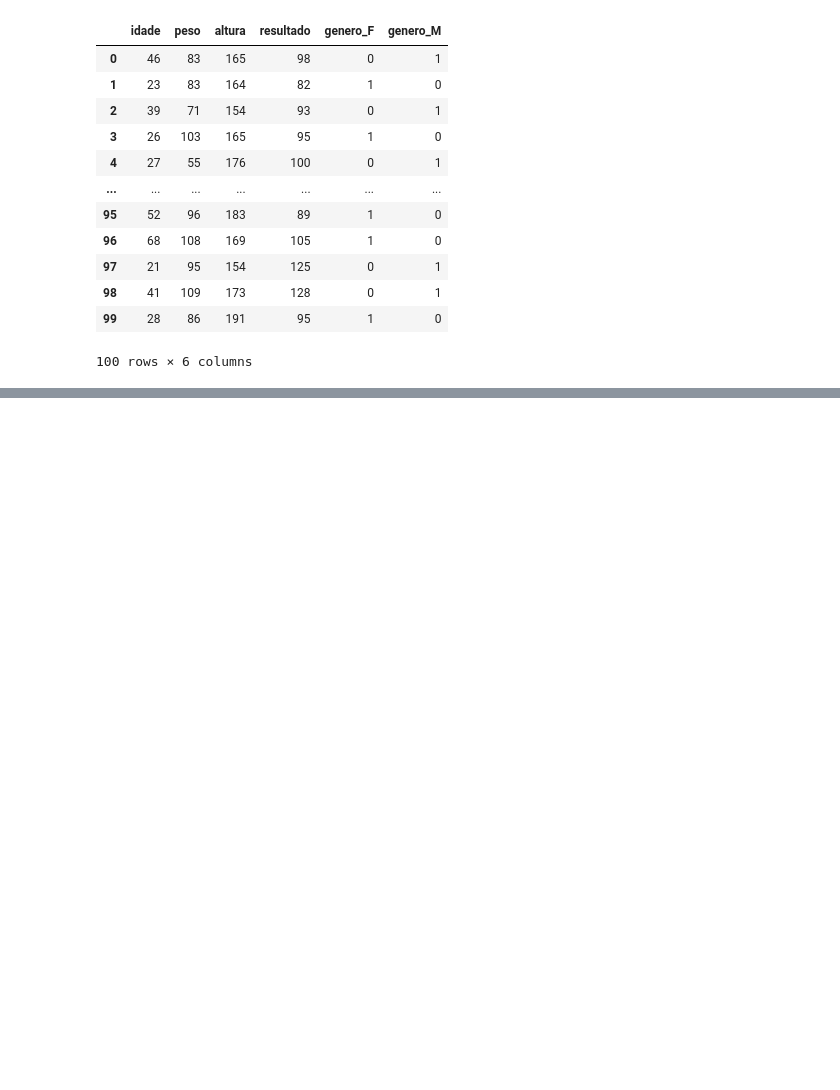
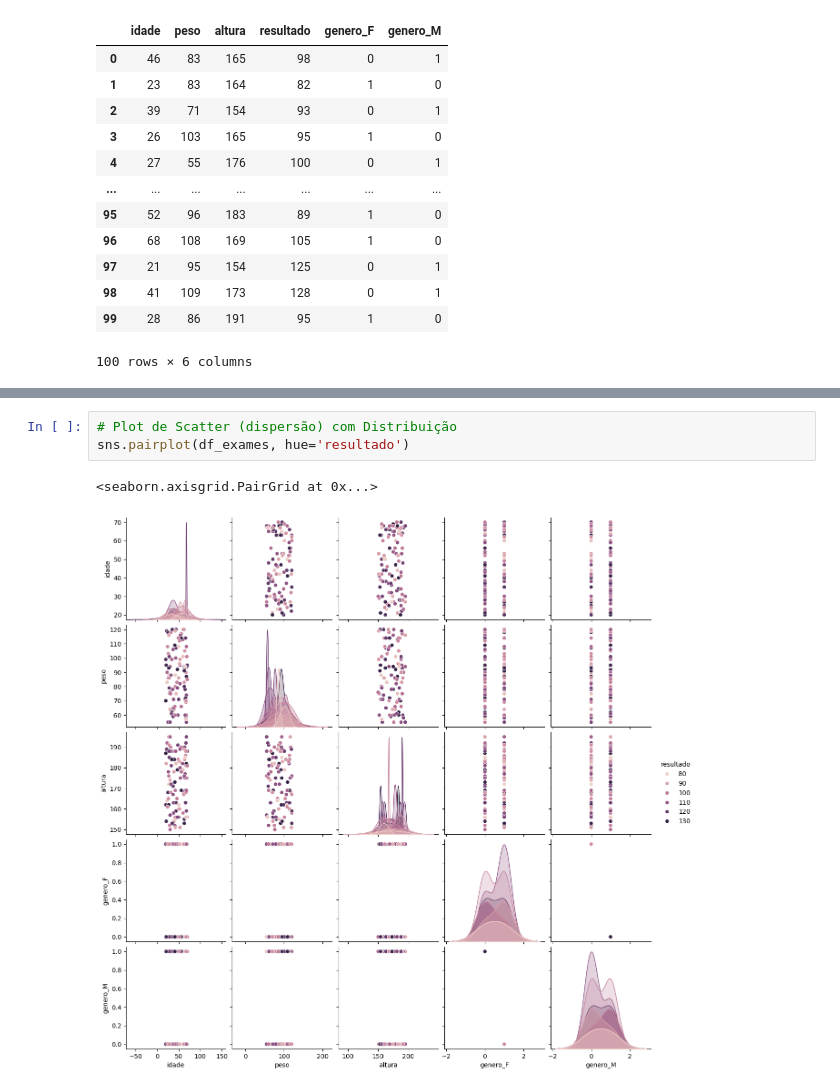
Before and after one commit to angelomedeiros/formacao-ia-modelo_diabetes, a Jupyter notebook: model_diabetes.ipynb, the cells around one changed output, grey strips where cells are left out. Saved outputs shown, nothing was run; the diff lists cells and outputs as text; blank space fills up the shorter version.

```diff
--- a/model_diabetes.ipynb
+++ b/model_diabetes.ipynb
@@ -73,0 +128,6 @@ df_exames
+# %%
+# Plot de Scatter (dispersão) com Distribuição
+sns.pairplot(df_exames, hue='resultado')
+# %% [output]
+<seaborn.axisgrid.PairGrid at 0x...>
+[figure, added]
```
Also changed, not shown: parts of 6 cells of this notebook, 2 other files.
